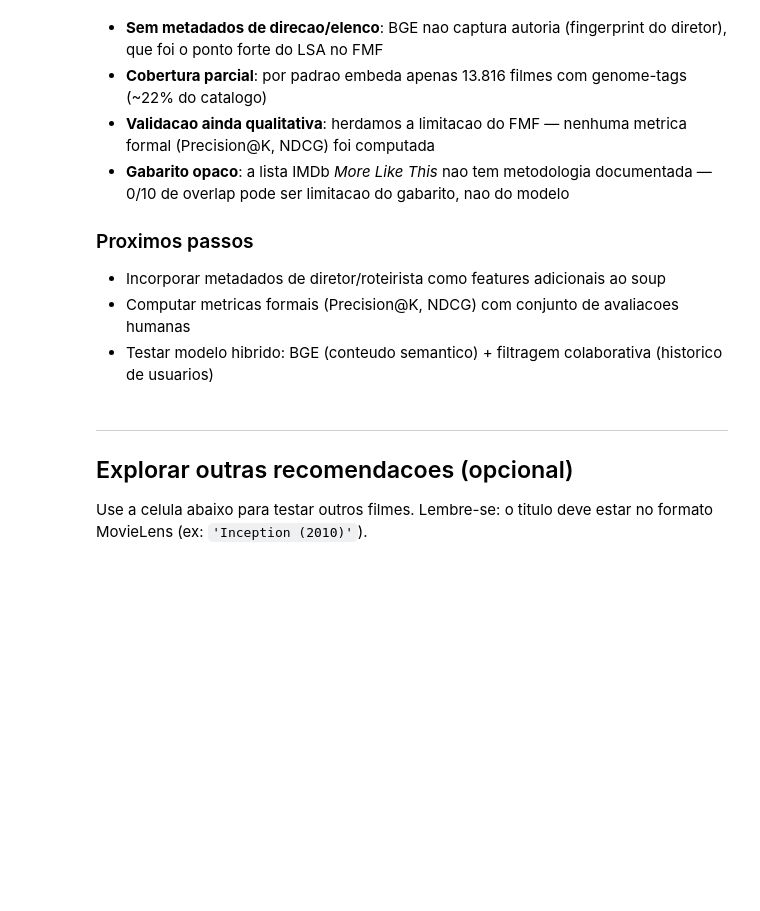
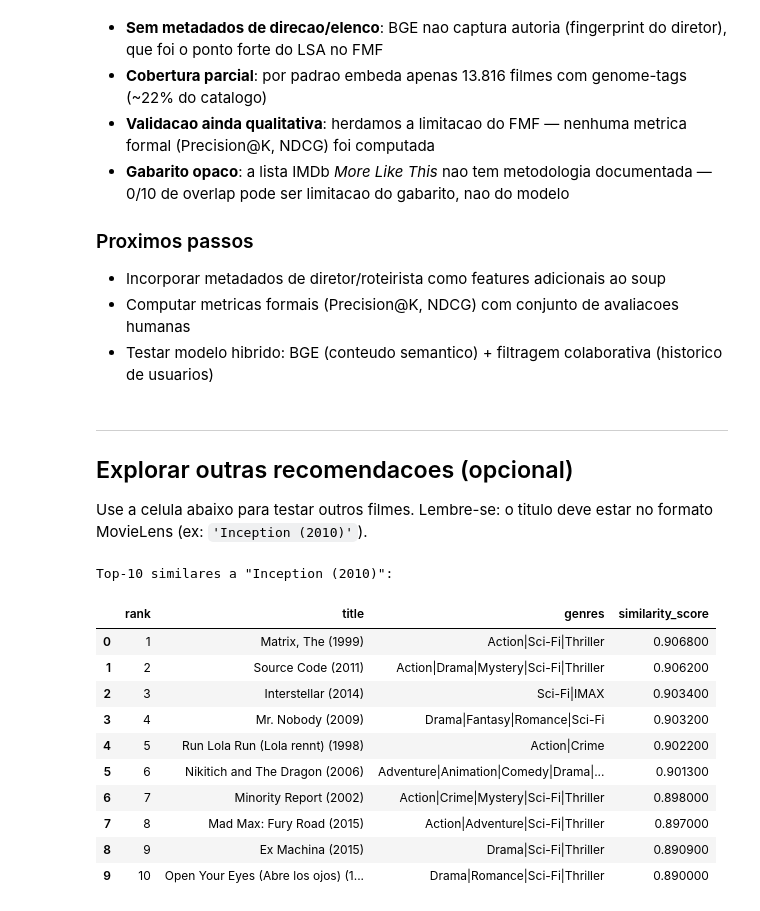
Before and after one commit to villarantonio/Movie-Recommender-PAD, a Jupyter notebook: colab_bge_large.ipynb, the cells around one changed output. Saved outputs shown, nothing was run; the diff lists cells and outputs as text; code cells hidden in the pictures; blank space fills up the shorter version.

```diff
--- a/colab_bge_large.ipynb
+++ b/colab_bge_large.ipynb
@@ -488,23 +599,35 @@ Use a celula abaixo para testar outros filmes. Lembre-se: o titulo deve estar no
 # %%
 TITULO = 'Inception (2010)'  # <- altere este titulo para explorar
 
 try:
     recs2 = get_recommendations(TITULO, df_embed, cosine_sim, top_n=10)
     print(f'Top-10 similares a "{TITULO}":')
     display(recs2.style.bar(subset=['similarity_score'], color='steelblue', vmin=0.85, vmax=1.0))
 except ValueError as e:
     print(f'Erro: {e}')
     # Ajuda: mostra titulos proximos ao que o usuario digitou
     fragmento = TITULO.split("(")[0].strip()
     matches = df_embed[df_embed['title'].str.contains(fragmento, case=False)]['title'].tolist()
     if matches:
-        print(f'
-Titulos disponiveis com "{fragmento}":')
+        print(f'Titulos disponiveis com "{fragmento}":')
         for t in matches[:10]:
             print(f'  {t}')
     else:
         print(f'  Nenhum titulo encontrado com "{fragmento}".'
               ' Lembre: apenas filmes com genome-tags estao no conjunto (13.816 filmes).')
+# %% [output]
+Top-10 similares a "Inception (2010)":
+|  | rank | title | genres | similarity_score |
+| 0 | 1 | Matrix, The (1999) | Action|Sci-Fi|Thriller | 0.906800 |
+| 1 | 2 | Source Code (2011) | Action|Drama|Mystery|Sci-Fi|Thriller | 0.906200 |
+| 2 | 3 | Interstellar (2014) | Sci-Fi|IMAX | 0.903400 |
+| 3 | 4 | Mr. Nobody (2009) | Drama|Fantasy|Romance|Sci-Fi | 0.903200 |
+| 4 | 5 | Run Lola Run (Lola rennt) (1998) | Action|Crime | 0.902200 |
+| 5 | 6 | Nikitich and The Dragon (2006) | Adventure|Animation|Comedy|Drama|... | 0.901300 |
+| 6 | 7 | Minority Report (2002) | Action|Crime|Mystery|Sci-Fi|Thriller | 0.898000 |
+| 7 | 8 | Mad Max: Fury Road (2015) | Action|Adventure|Sci-Fi|Thriller | 0.897000 |
+| 8 | 9 | Ex Machina (2015) | Drama|Sci-Fi|Thriller | 0.890900 |
+| 9 | 10 | Open Your Eyes (Abre los ojos) (1... | Drama|Romance|Sci-Fi|Thriller | 0.890000 |
 # %%
 # Inspecionar a soup do filme buscado (usa o mesmo TITULO da celula anterior)
 if TITULO in df_embed['title'].values:
```
Also changed, not shown: parts of 18 cells of this notebook.
